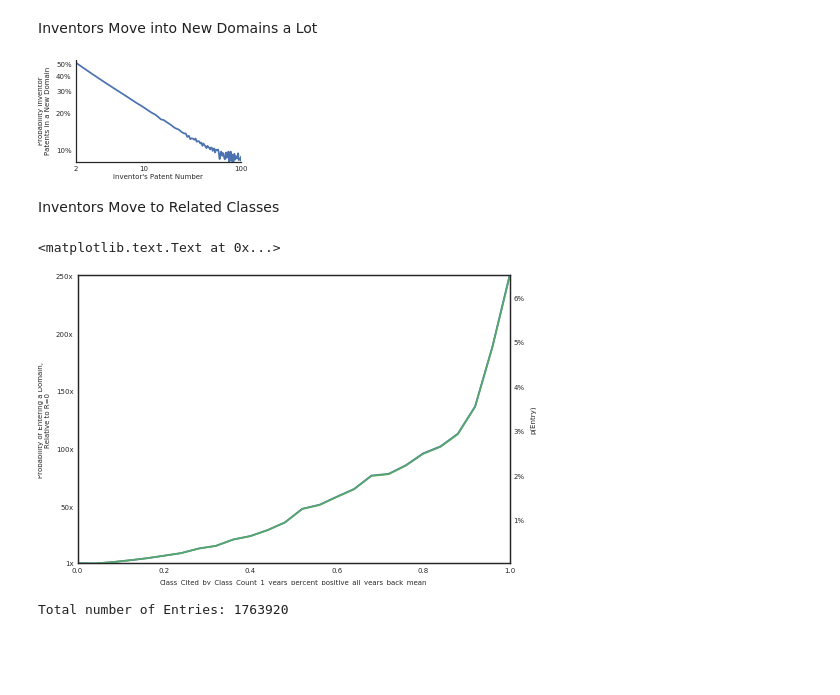
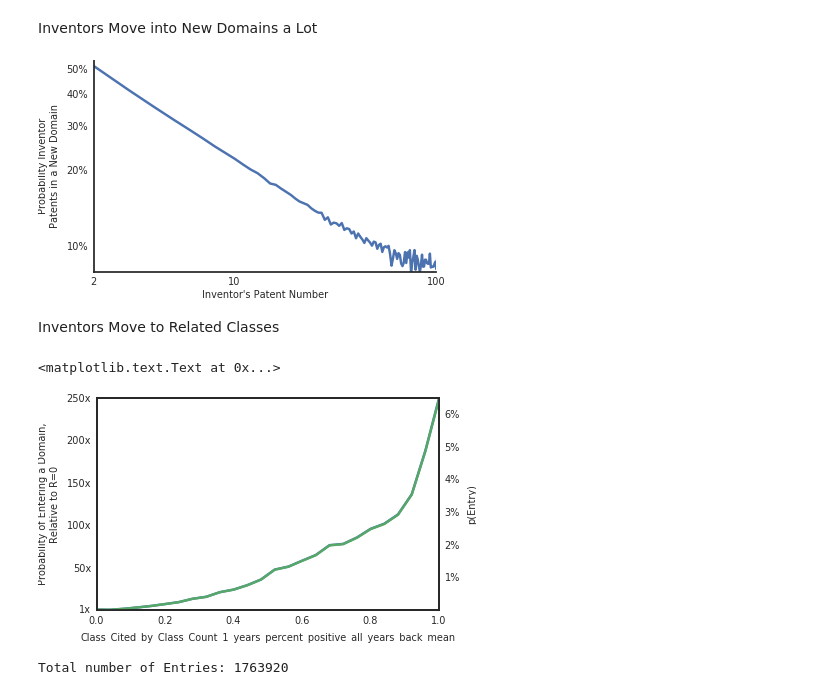
Before and after one commit to jeffalstott/inventorexploration, a Jupyter notebook: src/Manuscript_Figures.ipynb, the cells around one changed output. Drawn from its saved outputs; the diff is of its cells as text; code cells hidden in the pictures; blank space fills up the shorter version.

```diff
--- a/src/Manuscript_Figures.ipynb
+++ b/src/Manuscript_Figures.ipynb
@@ -8,14 +18,8 @@ Populating the interactive namespace from numpy and matplotlib
-# %%
-class_system = 'IPC4'
-data_directory = '../data/'
-
-figures_directory = '../manuscript/figs/'
-save_as_manuscript_figures = True
 # %%
 sns.set_style('white')
-fig_one_col = 2.3
-fig_two_col = 2.3*2+0.053937
-fig_three_col = 7.007874#6.93
+fig_one_col = 3.4252
+fig_two_col = 7.007874
+fig_one_point_five_col = 4.488189
 from scipy.constants import golden
 
 import pylab
@@ -236,7 +237,7 @@ sns.despine()
 if save_as_manuscript_figures:
     savefig(figures_directory+'movement_frequency.pdf', bbox_inches='tight')
 # %% [output]
-[figure, old version]
+[figure, new version]
 # %% [markdown]
 Inventors Move to Related Classes
 # %%
@@ -253,35 +254,35 @@ def align_yaxis(ax1, v1, ax2, v2):
 popularity = 'Class_Patent_Count_1_years_Previous_Year_Percentile'
 
 year = 2010
 
 f = data_directory+'Predictive_Models/PDF/%s/%s/'%(relatedness,popularity)
 data = pd.read_hdf(f+'cumulative.h5', 'data/year_%i'%year).astype('float32')
 entries = pd.read_hdf(f+'cumulative.h5', 'entries/year_%i'%year).astype('float32')
 
 pdf_r = (entries.groupby(level=[0]).sum()/data.groupby(level=[0]).sum()).fillna(0)
 pdf_r.name = 'p(Entry)'
 
-fig = figure()
+fig = figure(figsize=(fig_one_col,fig_one_col/golden))
 
 ax = fig.add_subplot(1,1,1)
 (pdf_r/pdf_r.ix[0]).plot(ax=ax, color='b')
 ax.set_ylim(ymax = (pdf_r/pdf_r.ix[0]).max(), ymin=1)
 ax.set_yticks([1,50,100,150,200,250])
 #ylabel('p(Entry)/p(Entry|R=0)')
 ax.set_ylabel("Probability of Entering a Domain,\nRelative to R=0")
 ax.yaxis.set_major_formatter(multiple_formatter)
 ax2 = twinx(ax)
 pdf_r.plot(ax=ax2, color='g')
 # ax2.set_ylabel('p(Entry)')
 ax2.set_ylim(ymax = pdf_r.max())
 ax2.set_ylabel('p(Entry)')
 ax2.yaxis.set_major_formatter(percent_formatter)
 
 align_yaxis(ax,1, ax2, pdf_r.ix[0])
 xlabel("R (% of Years the Domain was More\nConnected than Expectation to the Inventor's Current Domain)")
 # %% [output]
 <matplotlib.text.Text at 0x...>
-[figure, old version]
+[figure, new version]
 # %%
 print("Total number of Entries: %i"%entries.sum())
 # %% [output]
```
Also changed, not shown: parts of 56 cells of this notebook, 15 other files.
